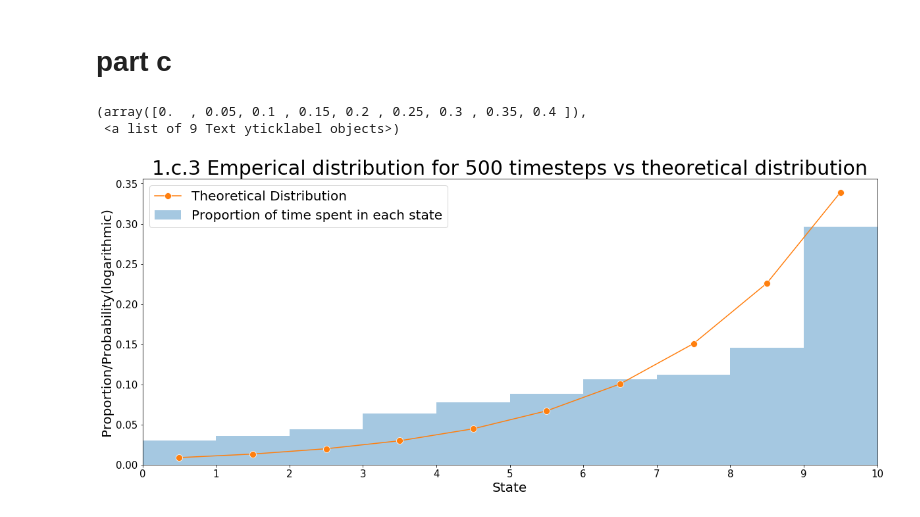
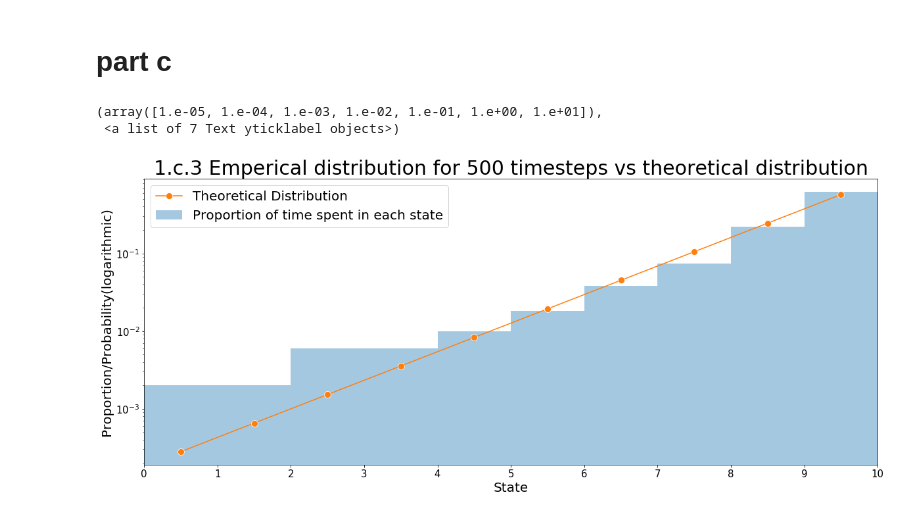
Before and after one commit to yziw/MA933, a Jupyter notebook: 1/Part 1.ipynb, the cells around one changed output. Cells and saved outputs as stored; diff of their text form; code cells hidden in the pictures.

```diff
--- a/1/Part 1.ipynb
+++ b/1/Part 1.ipynb
@@ -146,35 +146,35 @@ thecdf = np.cumsum(stdist)
 # part c
 # %%
 L = 10
-p = 0.6
+p = 0.7
 steps = 500
 states = cSRW(L, p, steps)
 stdist = np.zeros(L)
 thecdf = np.zeros(L)
 const = p/(1-p)
 stdist[0] = (1-const)/(1-(const)**L)
 x = np.linspace(1, 10, 10)
 for i in range(1, L):
     stdist[i] = const * stdist[i-1]
 thecdf = np.cumsum(stdist)
 
 plt.figure(figsize = (20, 8))
 sns.distplot(states, bins = [0, 1, 2, 3, 4, 5, 6, 7, 8, 9, 10, 11],
              norm_hist = True, kde = False, axlabel = False,
             label = "Proportion of time spent in each state")
 sns.lineplot(x+0.5, stdist, marker = "o", markersize = 10,
             label = "Theoretical Distribution")
-# plt.yscale("log")
+plt.yscale("log")
 # plt.yticks([1, 0.1, 0.01], [1, 0.1, 0.01]);
 plt.xticks([1, 2, 3, 4, 5, 6, 7, 8, 9, 10, 11], [0, 1, 2, 3, 4, 5, 6, 7, 8, 9, 10]);
 plt.xlim([1, 11]);
 plt.legend(fontsize = 20, loc = "upper left")
 plt.ylabel("Proportion/Probability(logarithmic)", fontsize = 20)
 plt.xlabel("State", fontsize = 20)
 plt.title("1.c.3 Emperical distribution for 500 timesteps vs theoretical distribution", fontsize = 30)
 plt.xticks(fontsize = 15)
 plt.yticks(fontsize = 15)
 # %% [output]
-(array([0.  , 0.05, 0.1 , 0.15, 0.2 , 0.25, 0.3 , 0.35, 0.4 ]),
- <a list of 9 Text yticklabel objects>)
+(array([1.e-05, 1.e-04, 1.e-03, 1.e-02, 1.e-01, 1.e+00, 1.e+01]),
+ <a list of 7 Text yticklabel objects>)
-[figure, old version]
+[figure, new version]
```
Also changed, not shown: parts of 4 cells of this notebook, 2 other files.
